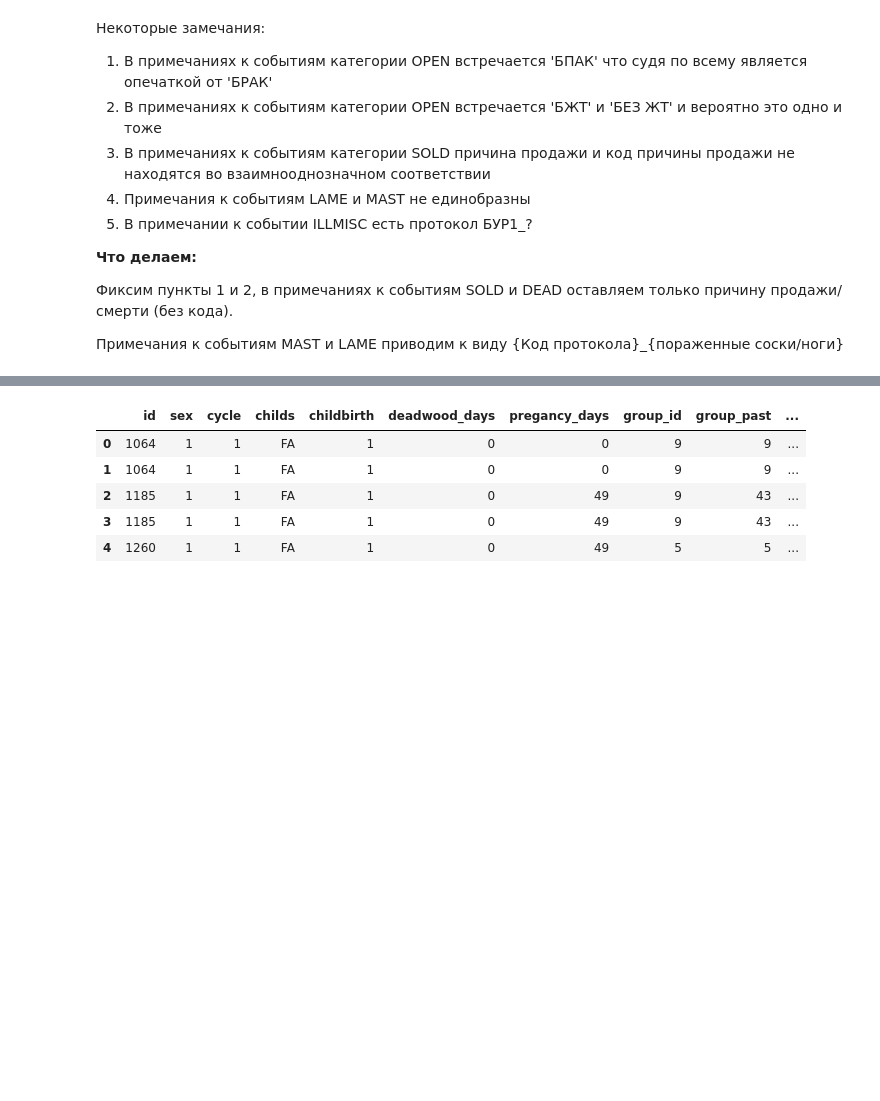
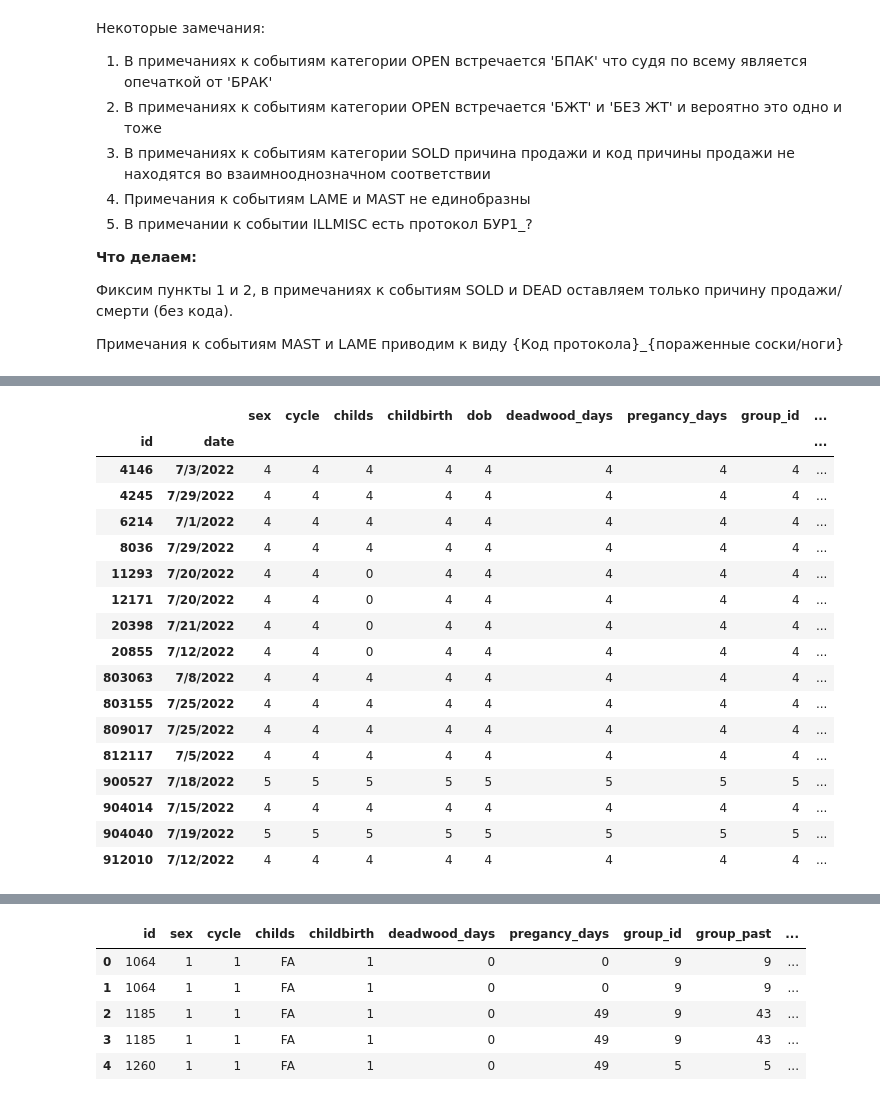
Before and after one commit to Desiment/cows-hack, a Jupyter notebook: notebooks/Preprocessing.ipynb, the cells around one changed output, grey strips where cells are left out. Cells and saved outputs as stored; diff of their text form; code cells hidden in the pictures; blank space fills up the shorter version.

```diff
--- a/notebooks/Preprocessing.ipynb
+++ b/notebooks/Preprocessing.ipynb
@@ -140,9 +140,9 @@ df.head()
 ## Обработка событий
 # %%
 import re
-from enum import Enum
+from enum import IntEnum
 
-class EventType(Enum):
+class EventType(IntEnum):
     OTHER   = 0
     #-------------
     ABORT   = 101  #
@@ -156,25 +156,25 @@ class EventType(Enum):
     DRY     = 109  #
     DRY2    = 110 #
     OPEN    = 111 #
+    #--------------
+    VAC     = 201 #
+    VACVIR  = 202 #
+    FOOTRIM = 203 #
+    HEALTH  = 204 #
+    BROKE   = 205 #
+    POT     = 206 #
+    ILLMISC = 207 #
+    LAME    = 208 #
+    KETOS   = 209 #
+    MAST    = 210 #
+    METR    = 211 #
+    PARES   = 212 #
+    RP      = 213 #
     #-------------
-    WEIGHT  = 201 #
-    DEAD    = 202 #
-    MOVE    = 203 #
-    SOLD    = 204 #
-    #--------------
-    VAC     = 301 #
-    VACVIR  = 302 #
-    FOOTRIM = 303 #
-    HEALTH  = 304 #
-    BROKE   = 305 #
-    POT     = 306 #
-    ILLMISC = 307 #
-    LAME    = 308 #
-    KETOS   = 309 #
-    MAST    = 310 #
-    METR    = 311 #
-    PARES   = 312 #
-    RP      = 313 #
+    WEIGHT  = 301 #
+    DEAD    = 302 #
+    MOVE    = 303 #
+    SOLD    = 304 #
 
     def __str__(self):
         return self.name
@@ -216,7 +216,7 @@ class EventType(Enum):
         for ev in EventNames.keys():
             if label in EventNames[ev]:
                 return ev
-        return Event(0)
+        return EventType(0)
 # %%
 df['event'] = df['event'].apply(lambda x: EventType.from_str(x))
 df.head()
@@ -438,0 +434,22 @@ df.head(5)
+# %%
+sf = df.groupby(['id', 'date']).count()
+sf[sf['event'] > 3]
+# %% [output]
+|  |  | sex | cycle | childs | childbirth | dob | deadwood_days | pregancy_days | group_id | ... |
+| id | date |  |  |  |  |  |  |  |  | ... |
+| 4146 | 7/3/2022 | 4 | 4 | 4 | 4 | 4 | 4 | 4 | 4 | ... |
+| 4245 | 7/29/2022 | 4 | 4 | 4 | 4 | 4 | 4 | 4 | 4 | ... |
+| 6214 | 7/1/2022 | 4 | 4 | 4 | 4 | 4 | 4 | 4 | 4 | ... |
+| 8036 | 7/29/2022 | 4 | 4 | 4 | 4 | 4 | 4 | 4 | 4 | ... |
+| 11293 | 7/20/2022 | 4 | 4 | 0 | 4 | 4 | 4 | 4 | 4 | ... |
+| 12171 | 7/20/2022 | 4 | 4 | 0 | 4 | 4 | 4 | 4 | 4 | ... |
+| 20398 | 7/21/2022 | 4 | 4 | 0 | 4 | 4 | 4 | 4 | 4 | ... |
+| 20855 | 7/12/2022 | 4 | 4 | 0 | 4 | 4 | 4 | 4 | 4 | ... |
+| 803063 | 7/8/2022 | 4 | 4 | 4 | 4 | 4 | 4 | 4 | 4 | ... |
+| 803155 | 7/25/2022 | 4 | 4 | 4 | 4 | 4 | 4 | 4 | 4 | ... |
+| 809017 | 7/25/2022 | 4 | 4 | 4 | 4 | 4 | 4 | 4 | 4 | ... |
+| 812117 | 7/5/2022 | 4 | 4 | 4 | 4 | 4 | 4 | 4 | 4 | ... |
+| 900527 | 7/18/2022 | 5 | 5 | 5 | 5 | 5 | 5 | 5 | 5 | ... |
+| 904014 | 7/15/2022 | 4 | 4 | 4 | 4 | 4 | 4 | 4 | 4 | ... |
+| 904040 | 7/19/2022 | 5 | 5 | 5 | 5 | 5 | 5 | 5 | 5 | ... |
+| 912010 | 7/12/2022 | 4 | 4 | 4 | 4 | 4 | 4 | 4 | 4 | ... |
```
Also changed, not shown: parts of 29 cells of this notebook.
